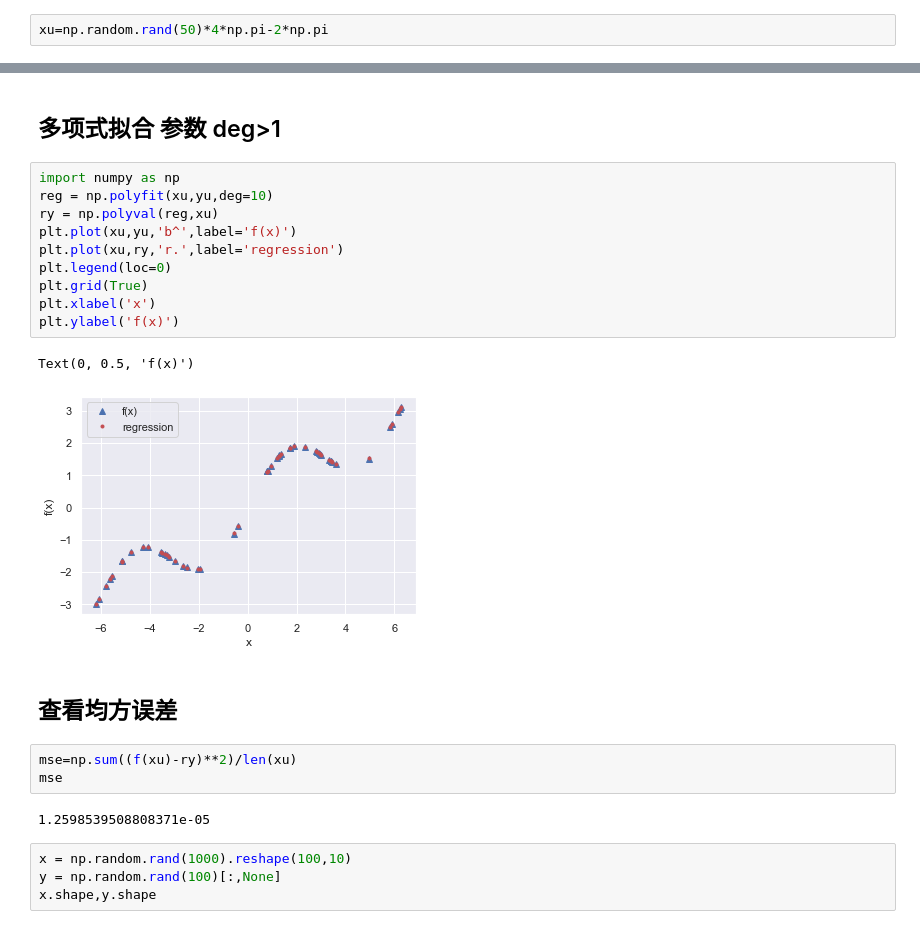
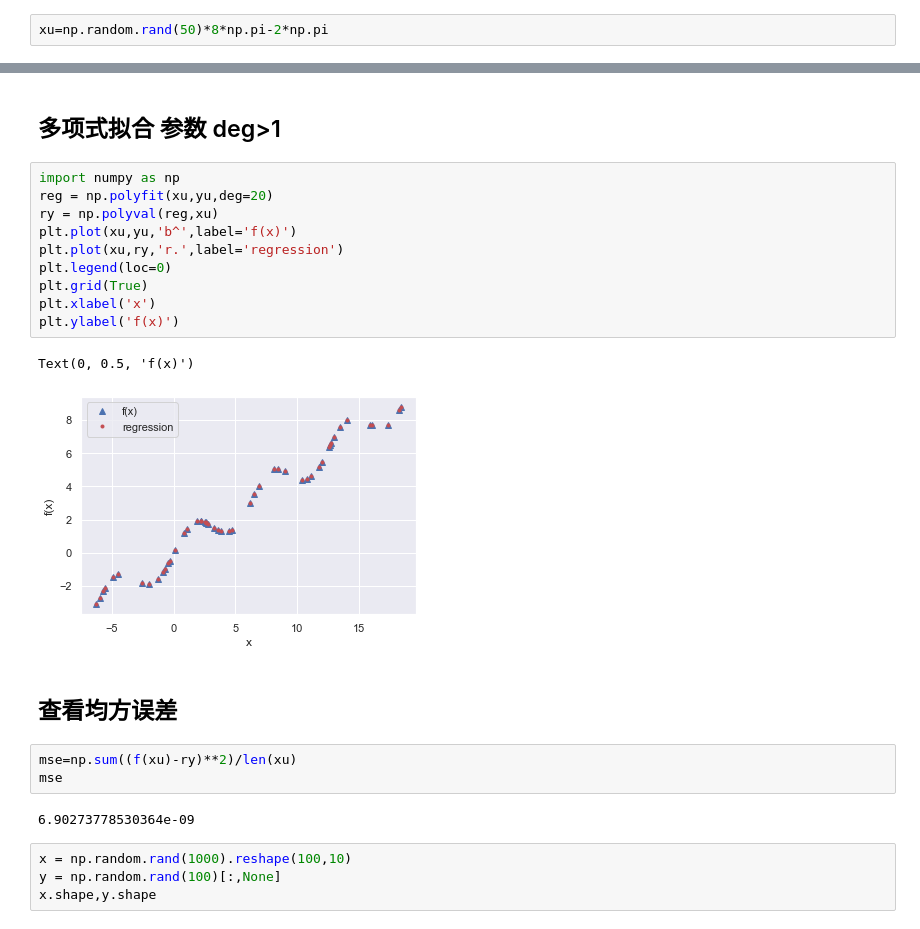
Before and after one commit to YiyaoZhang9527/Algorithm-class-at-Huai-Vocational-College, a Jupyter notebook: 回归算法资料/线性回归算法/多种线性回归方法.ipynb, the cells around one changed output, grey strips where cells are left out. Cells and saved outputs as stored; diff of their text form.

```diff
--- a/回归算法资料/线性回归算法/多种线性回归方法.ipynb
+++ b/回归算法资料/线性回归算法/多种线性回归方法.ipynb
@@ -17,7 +17,7 @@ x,y = example_data()
 # %% [output]
 (746, 198) (746, 1)
 # %%
-xu=np.random.rand(50)*4*np.pi-2*np.pi
+xu=np.random.rand(50)*8*np.pi-2*np.pi
 # %%
 def f(x):
     return np.sin(x)+0.5*x
@@ -48,24 +48,24 @@ Text(0, 0.5, 'f(x)')
 ## 多项式拟合 参数 deg>1
 # %%
 import numpy as np
-reg = np.polyfit(xu,yu,deg=10)
+reg = np.polyfit(xu,yu,deg=20)
 ry = np.polyval(reg,xu)
 plt.plot(xu,yu,'b^',label='f(x)')
 plt.plot(xu,ry,'r.',label='regression')
 plt.legend(loc=0)
 plt.grid(True)
 plt.xlabel('x')
 plt.ylabel('f(x)')
 # %% [output]
 Text(0, 0.5, 'f(x)')
-[figure, old version]
+[figure, new version]
 # %% [markdown]
 ## 查看均方误差
 # %%
 mse=np.sum((f(xu)-ry)**2)/len(xu)
 mse
 # %% [output]
-1.2598539508808371e-05
+6.90273778530364e-09
 # %%
 x = np.random.rand(1000).reshape(100,10)
 y = np.random.rand(100)[:,None]
```
Also changed, not shown: parts of 4 cells of this notebook, 12 other files.
